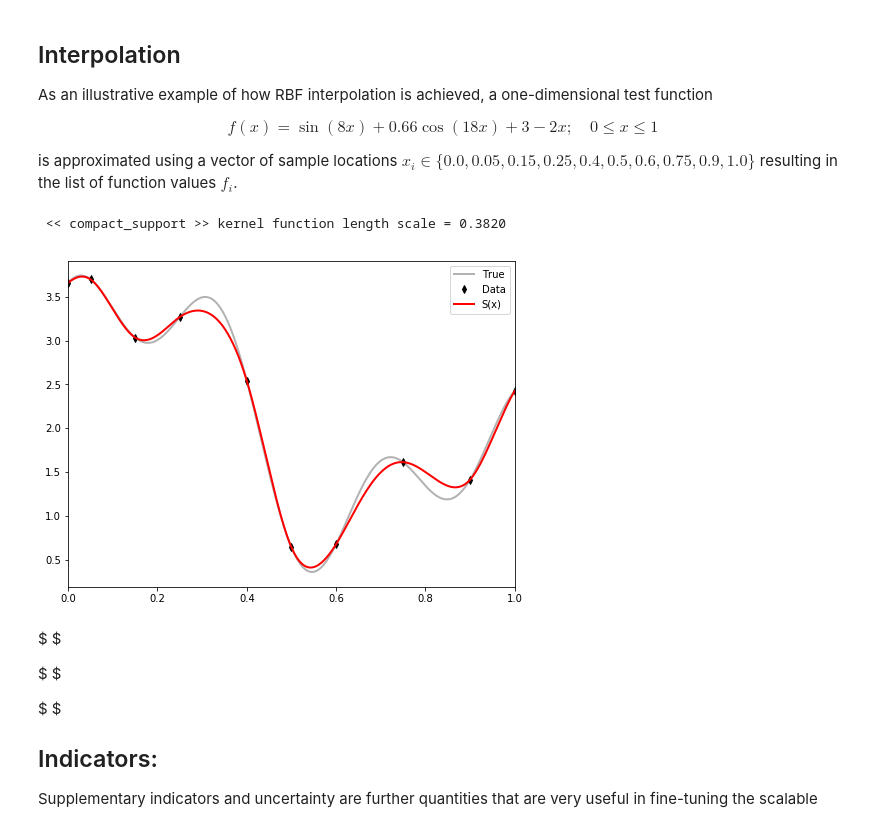
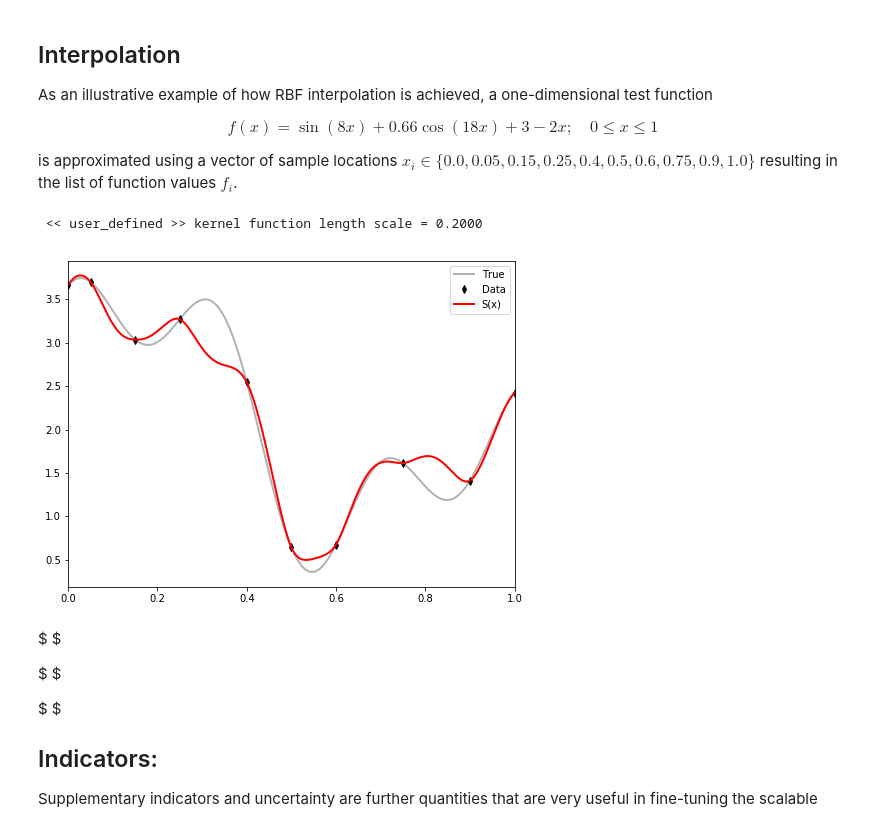
Before and after one commit to jacojvr/RbfX, a Jupyter notebook: Using the Radial Basis Function Class (1D).ipynb, the cells around one changed output. Cells and saved outputs as stored; diff of their text form; code cells hidden in the pictures.

```diff
--- a/Using the Radial Basis Function Class (1D).ipynb
+++ b/Using the Radial Basis Function Class (1D).ipynb
@@ -124,37 +124,38 @@ import matplotlib.pyplot as plt
 
 reload(sg)
 
 # The test function
 f = lambda x: np.sin(8*x) + 0.66*np.cos(18*x) + 3 - 2*x
 # full resolution
 x = np.linspace(0,1,1001)
 fx = f(x)
 # sample locations
 x_i = np.array([0.,0.05,0.15,0.25,0.4,0.5,0.6,0.75,0.9,1.0])
 f_i = f(x_i)
 
 
 # define a compact support kernel function
 cpc2 = lambda r,d=1  :  0 if r>d  else (1-r/d)**4*(4*r/d+1)
 
 # Assign a defined kernel function to the rbf object
-S_k = sg.rbf(x_i,f_i,f=cpc2,epsilon=0.02)
+S_k = sg.rbf(x_i,f_i,f=cpc2,epsilon=0.2)
 
-S_k = sg.rbf(x_i,f_i,function='compact_support',epsilon=0.2)
+#S_k.fit()
+#S_k = sg.rbf(x_i,f_i,function='compact_support',epsilon=0.2)
 
 
 print("\n << %s >> kernel function length scale = %.4f\n"%(S_k.function,S_k.epsilon))
 
 # plot the true function and the sample locations
 plt.figure(1,(8,6))
 plt.plot(x  ,fx ,'k-',lw=2.,alpha=0.3,label='True');
 plt.plot(x_i,f_i,'kd',ms=5,label='Data');
 plt.plot(x  ,S_k(x) ,'r-',lw=2.,label=r'S(x)');
 plt.xlim([0,1])
 plt.legend();
 # %% [output]
- << compact_support >> kernel function length scale = 0.3820
+ << user_defined >> kernel function length scale = 0.2000
-[figure, old version]
+[figure, new version]
 # %% [markdown]
 
 $ $
```
Also changed, not shown: parts of 7 cells of this notebook, 3 other files.
